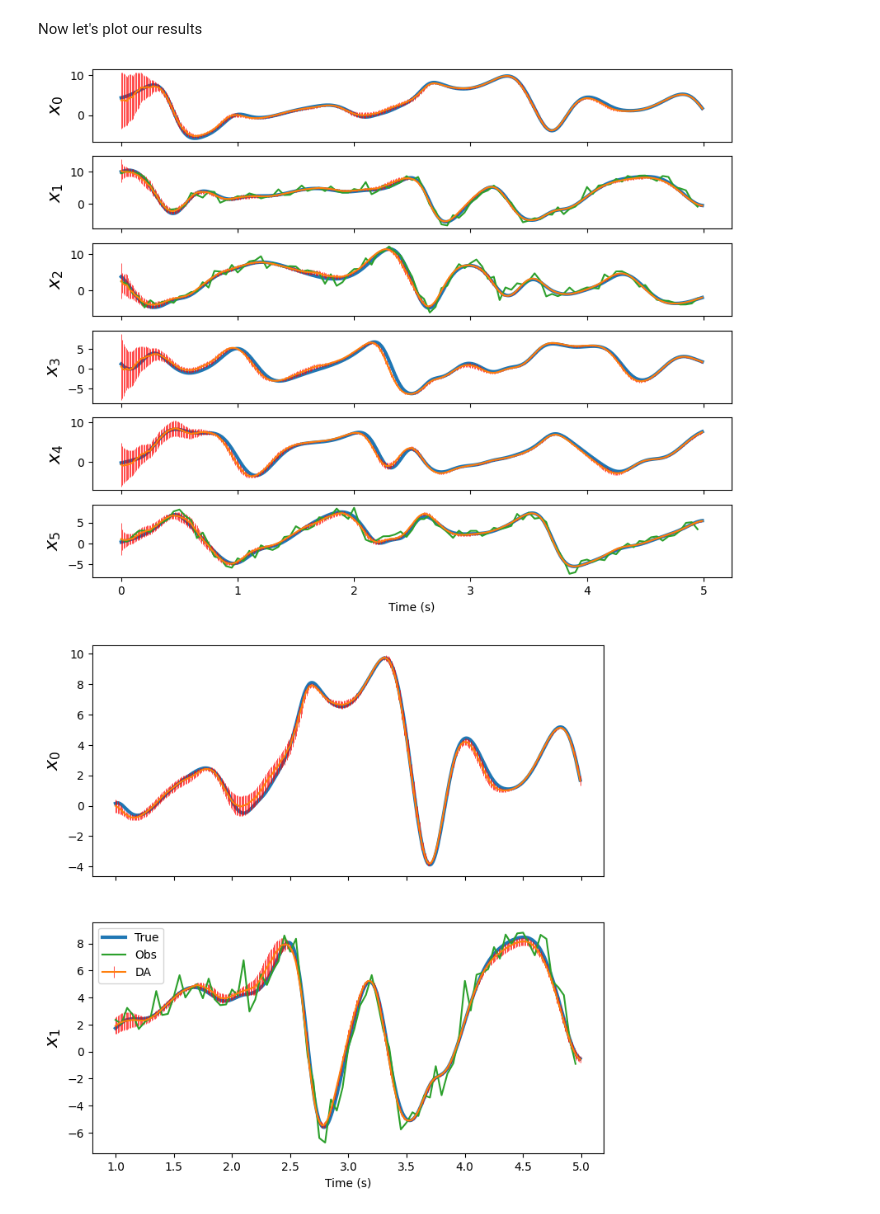
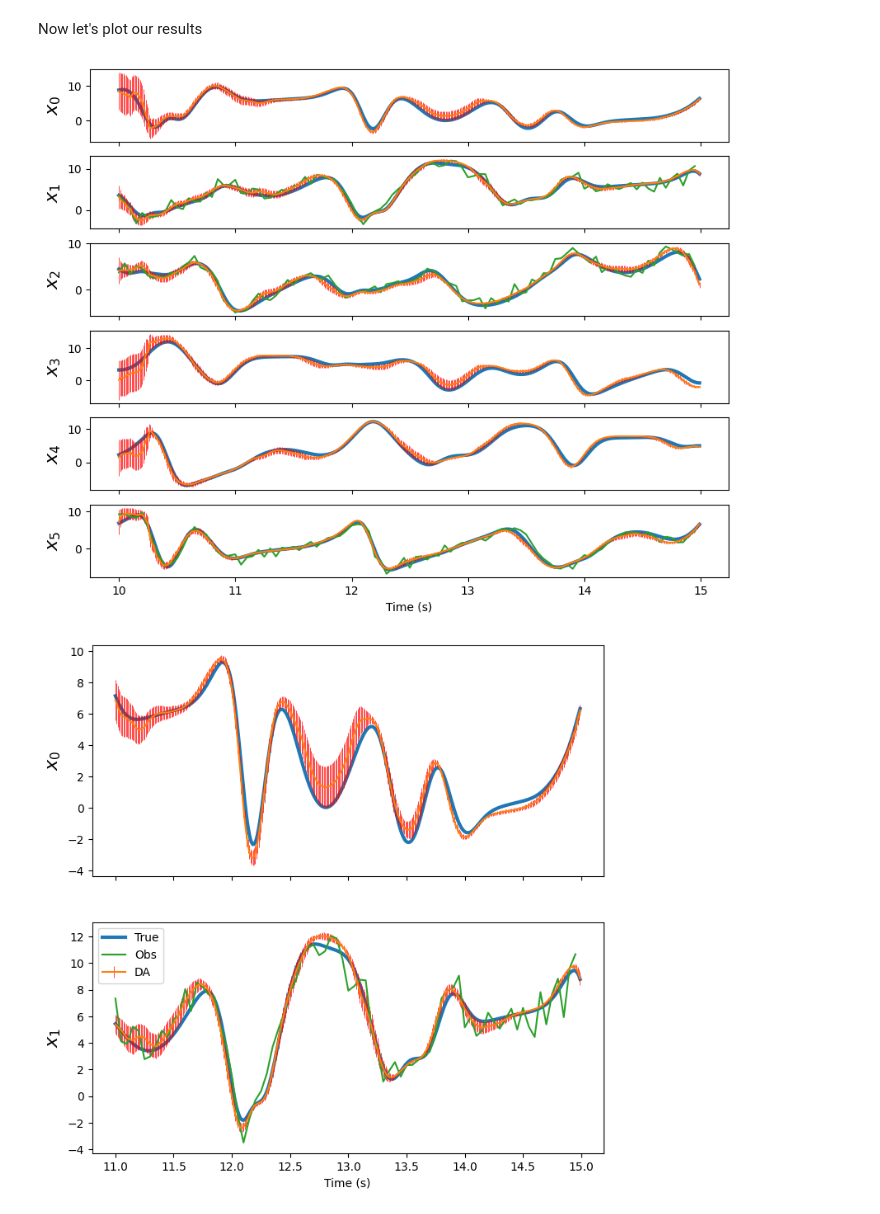
Before and after one commit to StevePny/DataAssimBench-Examples, a Jupyter notebook: examples/da_cycler/2-ETKF-Lorenz96.ipynb, the cells around one changed output. Cells and saved outputs as stored; diff of their text form; code cells hidden in the pictures.

```diff
--- a/examples/da_cycler/2-ETKF-Lorenz96.ipynb
+++ b/examples/da_cycler/2-ETKF-Lorenz96.ipynb
@@ -72,3 +72,12 @@ for i in range(10):
     out_vals.append(toy_model.values)
 # %%
 out_array = np.stack(out_vals)
+# %%
+# Pretty bad reproduction
+fig, axes = plt.subplots(6, 1, sharex = True, figsize = (10, 8))
+for j, ax in enumerate(axes):
+    ax.plot(nature_run.times[1000:1500], nature_run.values[1000:1500,j], lw = 3, label = 'True')
+    ax.plot(nature_run.times[1000:1500], np.mean(out_array, axis=0)[0:500,j])
+    ax.set_ylabel(r'$x_{:d}$'.format(j), fontsize = 16)
+ax.set_xlabel('Time (s)')
+plt.show()
@@ -81,10 +92,8 @@ dc = dab.dacycler.ETKF(system_dim=nature_run.system_dim, # 6
                    ensemble_dim=10 # Ensemble dim for Ensemble Kalman Filter
                   )
 # %%
-cur_tstep = 0
+cur_tstep = 1000
 
-# Set seed for adding noise
-np.random.seed(5)
 # ETKF input state is an ensemble with error
 etkf_x0 = dab.vector.StateVector(
     values=nature_run.values[cur_tstep] + np.random.normal(size=(10, 6), scale=3),
@@ -97,32 +106,32 @@ out_statevec = dc.cycle(
     obs_vector = obs_vec_l96,
     obs_error_sd = 1.5,
     analysis_window=0.1,
-    timesteps=5000)
+    timesteps=3000)
 # %% [markdown]
 Now let's plot our results
 # %%
 fig, axes = plt.subplots(6, 1, sharex = True, figsize = (10, 8))
 for j, ax in enumerate(axes):
-    ax.plot(out_statevec.times[:500], nature_run.values[0:500,j], lw = 3, label = 'True')
+    ax.plot(out_statevec.times[:500], nature_run.values[1000:1500,j], lw = 3, label = 'True')
     ax.errorbar(out_statevec.times[:500], np.mean(out_statevec.values, axis=1)[:500,j],
                 yerr=np.ptp(out_statevec.values, axis=1)[:500,j], elinewidth=0.5, ecolor='red')
-    ax.plot(obs_vec_l96.times[0:100], obs_vec_l96.values[000:100, np.where(j == obs_vec_l96.location_indices[0])[0]])
+    ax.plot(obs_vec_l96.times[200:300], obs_vec_l96.values[200:300, np.where(j == obs_vec_l96.location_indices[0])[0]])
     ax.set_ylabel(r'$x_{:d}$'.format(j), fontsize = 16)
 ax.set_xlabel('Time (s)')
 plt.show()
 # %% [output]
-[figure, old version]
+[figure, new version]
 # %%
-# Zoom in a bit to see the eexamples/da_cycler/Solvik_Penny_Hoyer_2024-Backprop4DVar/2A-PYQG-Jax-RayTune.ipynbrror more clearly
+# Zoom in a bit to see the error more clearly
 fig, axes = plt.subplots(2, 1, sharex = True, figsize = (8, 8))
 for j, ax in enumerate(axes):
-    ax.plot(out_statevec.times[100:500], nature_run.values[100:500,j], lw = 3, label = 'True')
+    ax.plot(out_statevec.times[100:500], nature_run.values[1100:1500,j], lw = 3, label = 'True')
     ax.errorbar(out_statevec.times[100:500], np.mean(out_statevec.values, axis=1)[100:500,j],
                 yerr=np.ptp(out_statevec.values, axis=1)[100:500,j], elinewidth=0.5, ecolor='red', label='DA')
     ax.set_ylabel(r'$x_{:d}$'.format(j), fontsize = 16)
-    ax.plot(obs_vec_l96.times[20:100], obs_vec_l96.values[20:100, np.where(j == obs_vec_l96.location_indices[0])[0]], label='Obs')
+    ax.plot(obs_vec_l96.times[220:300], obs_vec_l96.values[220:300, np.where(j == obs_vec_l96.location_indices[0])[0]], label='Obs')
 ax.set_xlabel('Time (s)')
 axes[1].legend()
 plt.show()
 # %% [output]
-[figure, old version]
+[figure, new version]
```
Also changed, not shown: parts of 1 cell of this notebook, 6 other files.
